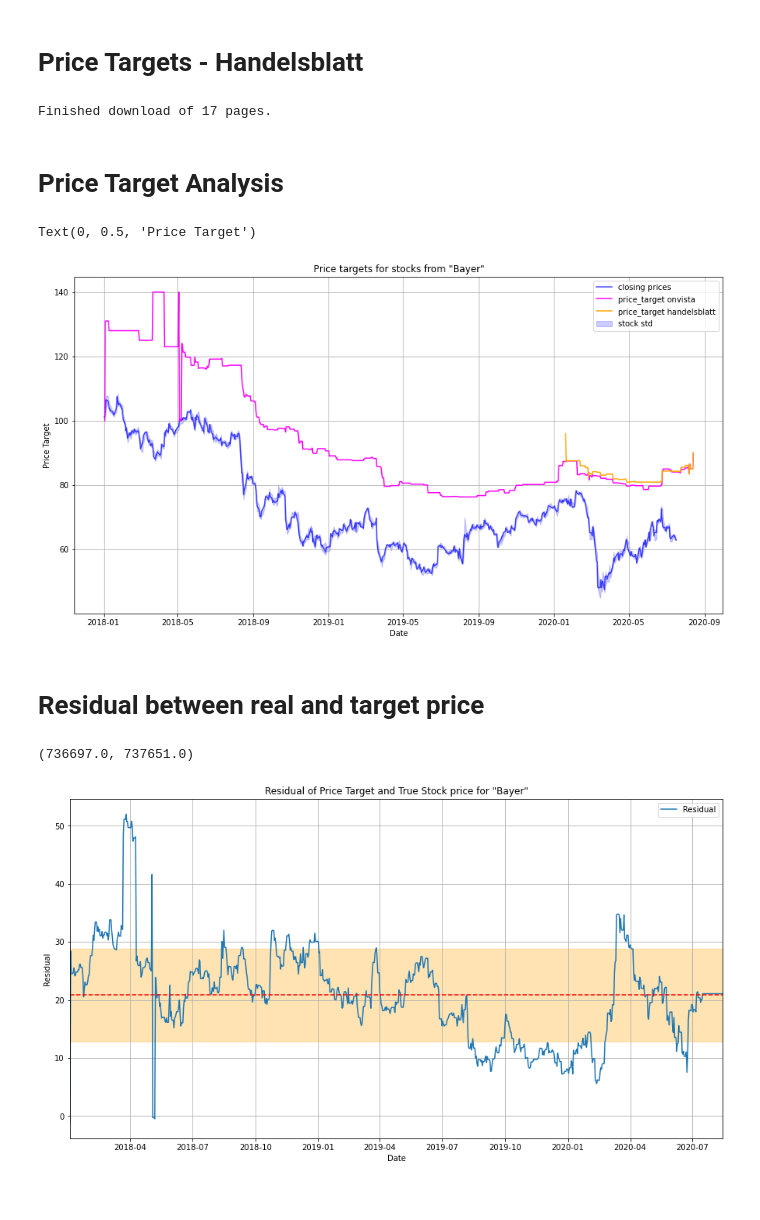
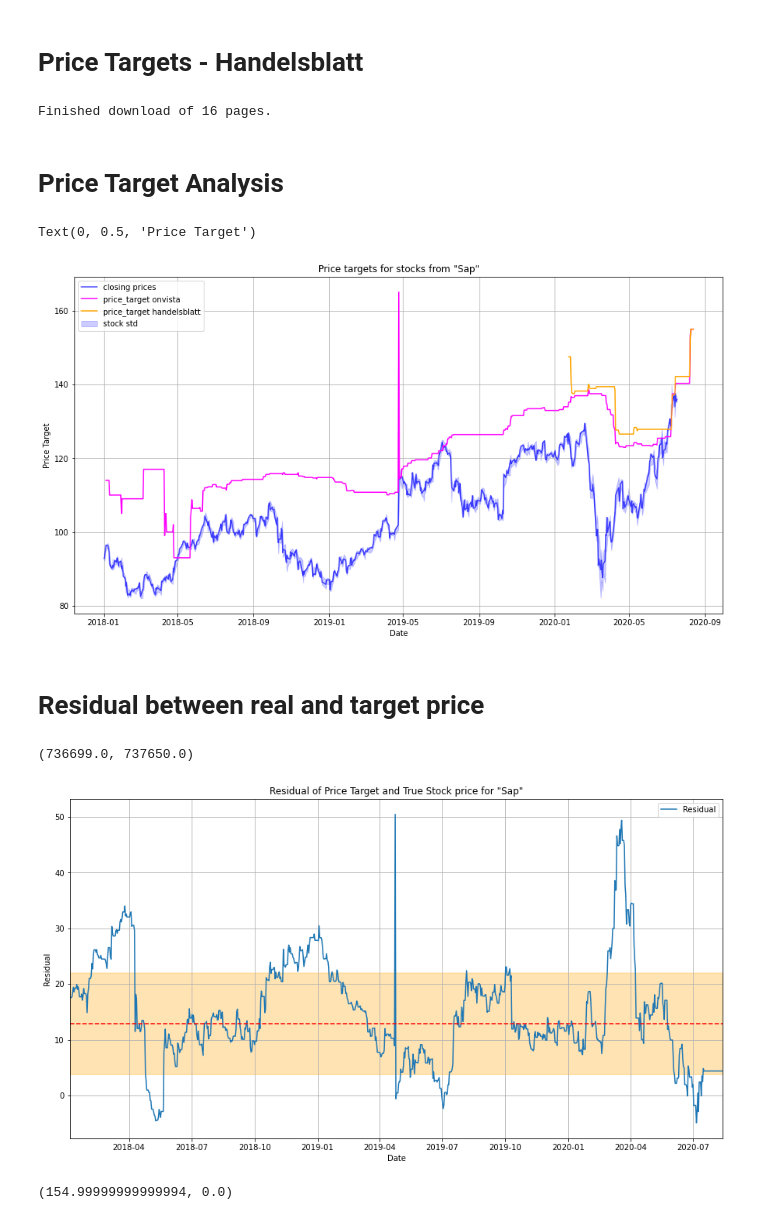
Before and after one commit to jkotula89/StockAnalysis, a Jupyter notebook: price_targets.ipynb, the cells around one changed output. Cells and saved outputs as stored; diff of their text form; code cells hidden in the pictures.

```diff
--- a/price_targets.ipynb
+++ b/price_targets.ipynb
@@ -94,16 +94,16 @@ def load_stock_data(idxs, start='2010-01-01', end='2020-06-01',
 # Requires user input
 # %%
 # For yahoofinancials:
-TICKER = 'BAYN.DE'
+TICKER = 'SAP.DE'
 START = '2018-01-01'
 END = (datetime.datetime.utcnow() -
         datetime.timedelta(days=1)).strftime('%Y-%m-%d')
 
 # For Onvista
-SEARCHTERM = 'bayer' # search keyword
+SEARCHTERM = 'sap' # search keyword, lowercase
 
 # For Handelsblatt
-ISIN = 'DE000BAY0017'
+ISIN = 'DE0007164600'
 # %% [markdown]
 # Price Targets - Onvista
 # %%
@@ -262,7 +262,7 @@ def get_price_target_hblatt(isin, offsets=(0, 1e3), proxy={}):
 # %%
 download_hblatt = get_price_target_hblatt(ISIN)
 # %% [output]
-Finished download of 17 pages.
+Finished download of 16 pages.
 # %%
 hblatt = download_hblatt.copy()
 hblatt = hblatt.loc[hblatt['price_target'].notna(), :].copy()
@@ -290,12 +290,12 @@ ax.plot(hblatt_smp['dates'], hblatt_smp['price_target'],
 plt.legend()
 plt.grid()
 plt.title('Price targets for stocks from "{}"'.format(
-    str.capitalize(searchterm)))
+    str.capitalize(SEARCHTERM)))
 plt.xlabel('Date')
 plt.ylabel('Price Target')
 # %% [output]
 Text(0, 0.5, 'Price Target')
-[figure, old version]
+[figure, new version]
 # %% [markdown]
 # Residual between real and target price
 # %%
@@ -305,19 +307,24 @@ residual['diff'] = residual['diff'].fillna(method='ffill')
 # %%
 fig, ax = plt.subplots(figsize=(15, 8))
 ax.plot(residual['dates'], residual['diff'], label='Residual')
-
+mvalues = np.array([residual['diff'].median()]*len(residual))
+svalues = np.array([residual['diff'].std()]*len(residual))
 ax.plot(residual['dates'], mvalues, ls='--', color='r')
-mvalues = np.array([residual['diff'].mean()]*len(tmp))
-svalues = np.array([residual['diff'].std()]*len(tmp))
 ax.fill_between(residual['dates'],
                  mvalues + svalues,
                  mvalues - svalues, color='orange', alpha=0.3);
 ax.legend()
 ax.grid()
 ax.set_xlabel('Date')
 ax.set_ylabel('Residual')
-ax.set_title('Residual of Price Target and True Stock price for "{}"'.format(str.capitalize(searchterm)))
+ax.set_title('Residual of Price Target and True Stock price for "{}"'.format(str.capitalize(SEARCHTERM)))
 ax.set_xlim([residual['dates'].min(), residual['dates'].max()])
 # %% [output]
-(736697.0, 737651.0)
+(736699.0, 737650.0)
-[figure, old version]
+[figure, new version]
+# %%
+target, target_std = onvista_smp.loc[onvista_smp['rolling_mean'].notna(),
+                                     ['rolling_mean', 'rolling_std']].tail(1).values[0]
+target, target_std
+# %% [output]
+(154.99999999999994, 0.0)
```
Also changed, not shown: parts of 3 cells of this notebook, 2 other files.
